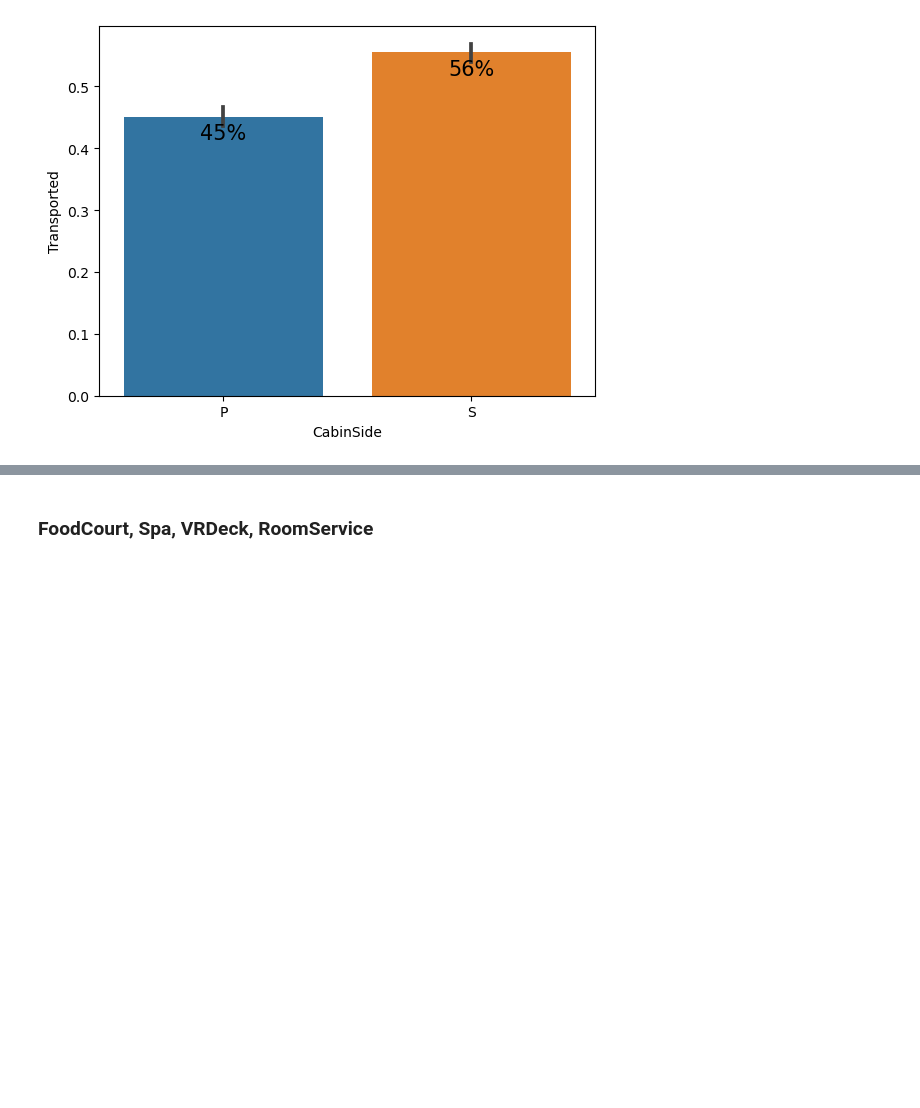
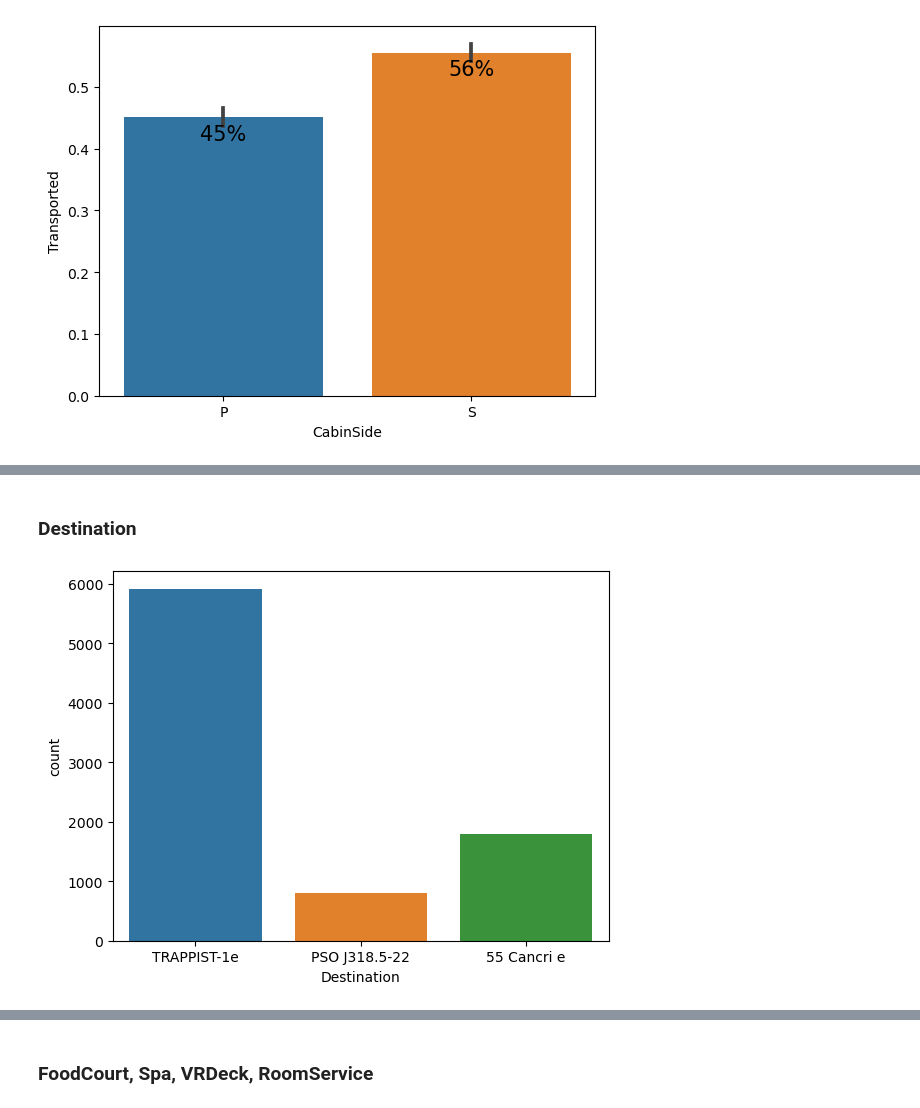
Before and after one commit to siznuumy/StudyProjects, a Jupyter notebook: spaceship-titanic-practice.ipynb, the cells around one changed output, grey strips where cells are left out. Saved outputs shown, nothing was run; the diff lists cells and outputs as text; code cells hidden in the pictures; blank space fills up the shorter version.

```diff
--- a/spaceship-titanic-practice.ipynb
+++ b/spaceship-titanic-practice.ipynb
@@ -349,0 +327,6 @@ for bar in fig.patches:
+# %% [markdown]
+### Destination
+# %%
+sns.countplot(data=train_data, x='Destination');
+# %% [output]
+[figure, added]
```
Also changed, not shown: parts of 64 cells of this notebook.
